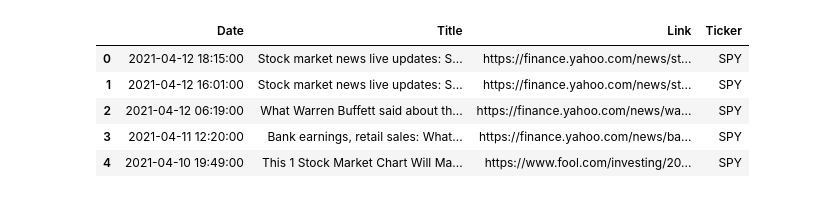
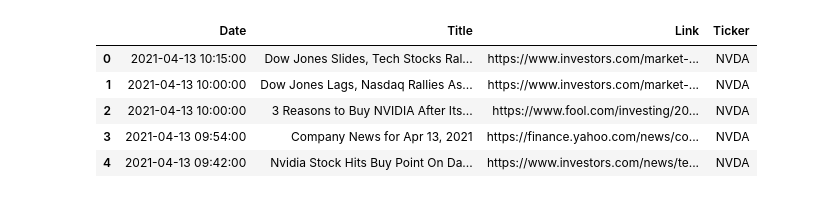
Before and after one commit to dbogatic/finviz-stock-screen, a Jupyter notebook: finviz_sentiment.ipynb, the cells around one changed output. Cells and saved outputs as stored; diff of their text form; code cells hidden in the pictures.

```diff
--- a/finviz_sentiment.ipynb
+++ b/finviz_sentiment.ipynb
@@ -12,17 +13,17 @@ from nltk.sentiment.vader import SentimentIntensityAnalyzer
 %matplotlib inline
 # %%
 # Input tickers you want to obtain news for
-ticker_one = 'ARKF'
-ticker_two = 'IUSB'
-ticker_three = 'SPY'
+ticker_one = 'AAPL'
+ticker_two = 'MSFT'
+ticker_three = 'NVDA'
 # %%
-# Obtain news for the desired number of tickers in a dataframe (i tried iterating through tickers, however I prefer this output at the expense of longer code)
+# Obtain news for the desired number of tickers in a dataframe (i tried iterating through tickers, however I prefer this output at the expense of longer code since it is better organized and pulls max number of latest news per ticker (100))
 
-etf_one = finvizfinance(ticker_one)
-news_etf_one = etf_one.TickerNews()
+stock_one = finvizfinance(ticker_one)
+news_one = stock_one.TickerNews()
 
-etf_two = finvizfinance(ticker_two)
-news_etf_two = etf_two.TickerNews()
+stock_two = finvizfinance(ticker_two)
+news_two = stock_two.TickerNews()
 
-etf_three = finvizfinance(ticker_three)
-news_etf_three = etf_three.TickerNews()
+stock_three = finvizfinance(ticker_three)
+news_three = stock_three.TickerNews()
@@ -80,12 +90,12 @@ scores_etf_two.head()
 # %%
-news_etf_three['Ticker'] = ticker_three
-news_etf_three.head()
+news_three['Ticker'] = ticker_three
+news_three.head()
 # %% [output]
 |  | Date | Title | Link | Ticker |
-| 0 | 2021-04-12 18:15:00 | Stock market news live updates: S... | https://finance.yahoo.com/news/st... | SPY |
-| 1 | 2021-04-12 16:01:00 | Stock market news live updates: S... | https://finance.yahoo.com/news/st... | SPY |
-| 2 | 2021-04-12 06:19:00 | What Warren Buffett said about th... | https://finance.yahoo.com/news/wa... | SPY |
-| 3 | 2021-04-11 12:20:00 | Bank earnings, retail sales: What... | https://finance.yahoo.com/news/ba... | SPY |
-| 4 | 2021-04-10 19:49:00 | This 1 Stock Market Chart Will Ma... | https://www.fool.com/investing/20... | SPY |
+| 0 | 2021-04-13 10:15:00 | Dow Jones Slides, Tech Stocks Ral... | https://www.investors.com/market-... | NVDA |
+| 1 | 2021-04-13 10:00:00 | Dow Jones Lags, Nasdaq Rallies As... | https://www.investors.com/market-... | NVDA |
+| 2 | 2021-04-13 10:00:00 | 3 Reasons to Buy NVIDIA After Its... | https://www.fool.com/investing/20... | NVDA |
+| 3 | 2021-04-13 09:54:00 | Company News for Apr 13, 2021 | https://finance.yahoo.com/news/co... | NVDA |
+| 4 | 2021-04-13 09:42:00 | Nvidia Stock Hits Buy Point On Da... | https://www.investors.com/news/te... | NVDA |
 # %%
 # Iterate through the headlines and get the polarity scores using vader
```
Also changed, not shown: parts of 16 cells of this notebook, 4 other files.
